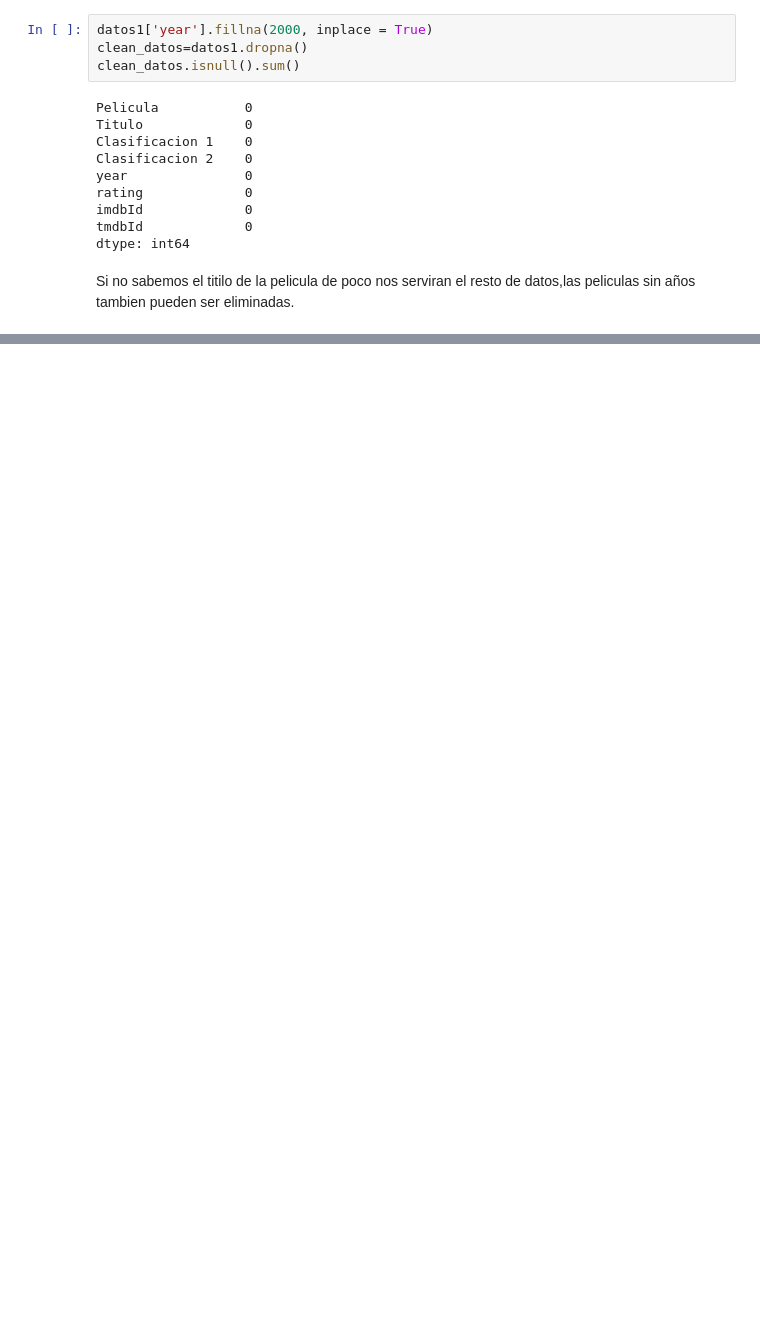
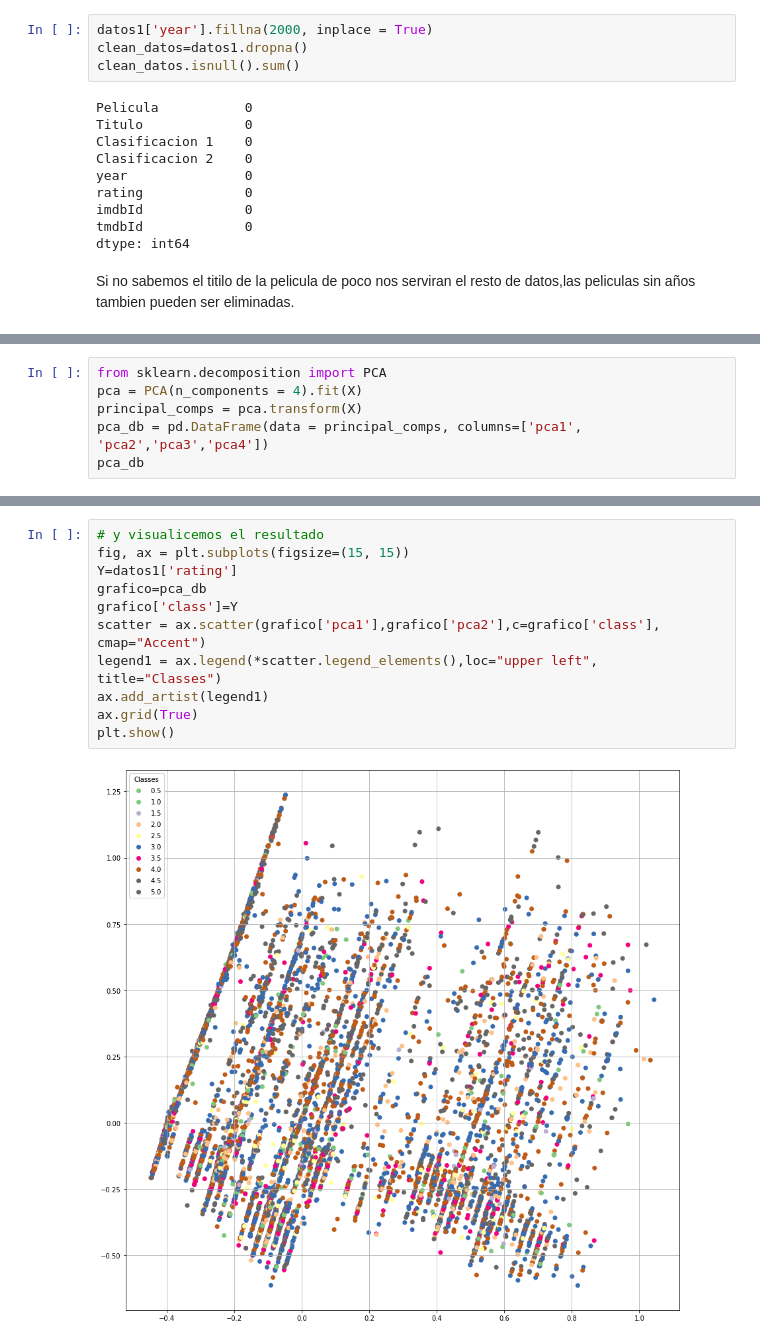
Before and after one commit to roxyconstantine-dev/Proyecto-Final-de-An-lisis-Datos, a Jupyter notebook: borrador.ipynb, the cells around one changed output, grey strips where cells are left out. Cells and saved outputs as stored; diff of their text form; blank space fills up the shorter version.

```diff
--- a/borrador.ipynb
+++ b/borrador.ipynb
@@ -270,0 +375,6 @@ See the caveats in the documentation: https://pandas.pydata.org/pandas-docs/stab
+# %%
+from sklearn.decomposition import PCA
+pca = PCA(n_components = 4).fit(X)
+principal_comps = pca.transform(X)
+pca_db = pd.DataFrame(data = principal_comps, columns=['pca1', 'pca2','pca3','pca4'])
+pca_db
@@ -270,0 +389,13 @@ See the caveats in the documentation: https://pandas.pydata.org/pandas-docs/stab
+# %%
+# y visualicemos el resultado
+fig, ax = plt.subplots(figsize=(15, 15))
+Y=datos1['rating']
+grafico=pca_db
+grafico['class']=Y
+scatter = ax.scatter(grafico['pca1'],grafico['pca2'],c=grafico['class'], cmap="Accent")
+legend1 = ax.legend(*scatter.legend_elements(),loc="upper left", title="Classes")
+ax.add_artist(legend1)
+ax.grid(True)
+plt.show()
+# %% [output]
+[figure, added]
```
Also changed, not shown: parts of 26 cells of this notebook.
